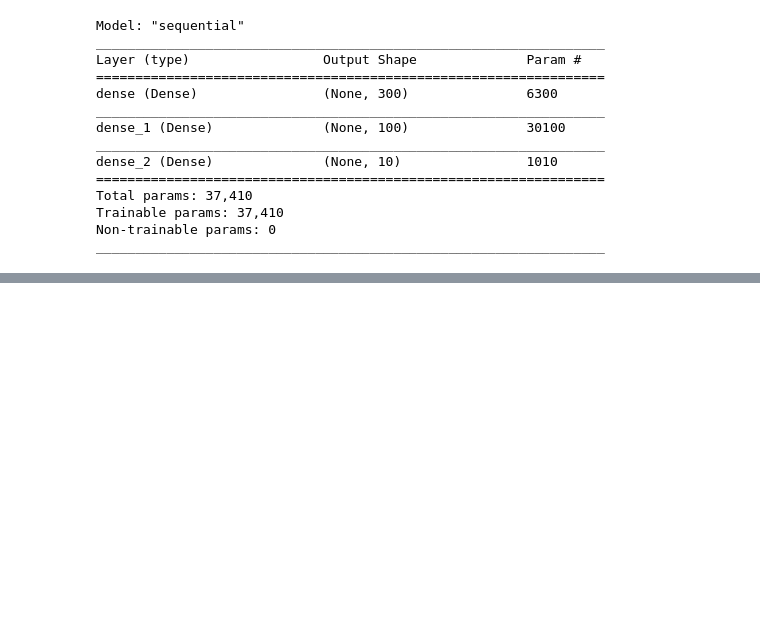
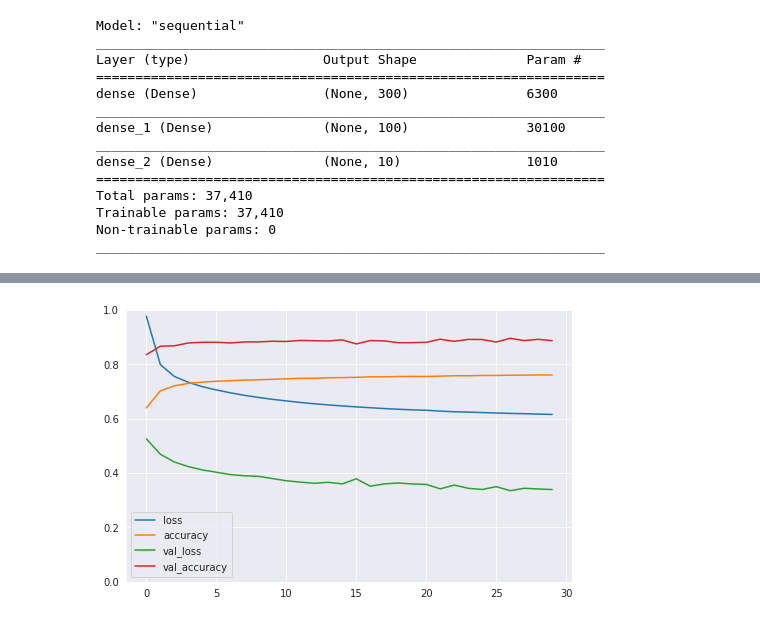
Before and after one commit to pvan1/DATA-606-Capstone, a Jupyter notebook: capstone_phase2_ann.ipynb, the cells around one changed output, grey strips where cells are left out. Saved outputs shown, nothing was run; the diff lists cells and outputs as text; code cells hidden in the pictures; blank space fills up the shorter version.

```diff
--- a/capstone_phase2_ann.ipynb
+++ b/capstone_phase2_ann.ipynb
@@ -170,0 +187,12 @@ For comparison to the other models we'll want to train on each feature subset, b
+# %%
+model2 = keras.models.Sequential([keras.layers.Input(shape=train_std_ig.shape[1:]),
+                                 keras.layers.Dense(20, activation='relu'),
+                                 keras.layers.Dense(15, activation='relu'),
+                                 keras.layers.Dense(10, activation='softmax')
+])
+# %%
+model2.compile(loss='sparse_categorical_crossentropy',
+              optimizer='sgd',
+              metrics=['accuracy'])
+# %%
+hist2 = model2.fit(train_std_ig, y_train, epochs=30, validation_split=0.2)
@@ -170,0 +217,8 @@ For comparison to the other models we'll want to train on each feature subset, b
+# %%
+pd.DataFrame(hist2.history).plot(figsize=(8, 5))
+sns.set_style('darkgrid')
+plt.ylim((0, 1))
+plt.savefig('ann-2-learning-curves.png', dpi=300, bbox_inches='tight')
+files.download('ann-2-learning-curves.png')
+plt.show()
+# %% [output]
@@ -170,0 +227 @@ For comparison to the other models we'll want to train on each feature subset, b
+[figure, added]
```
Also changed, not shown: parts of 14 cells of this notebook.
